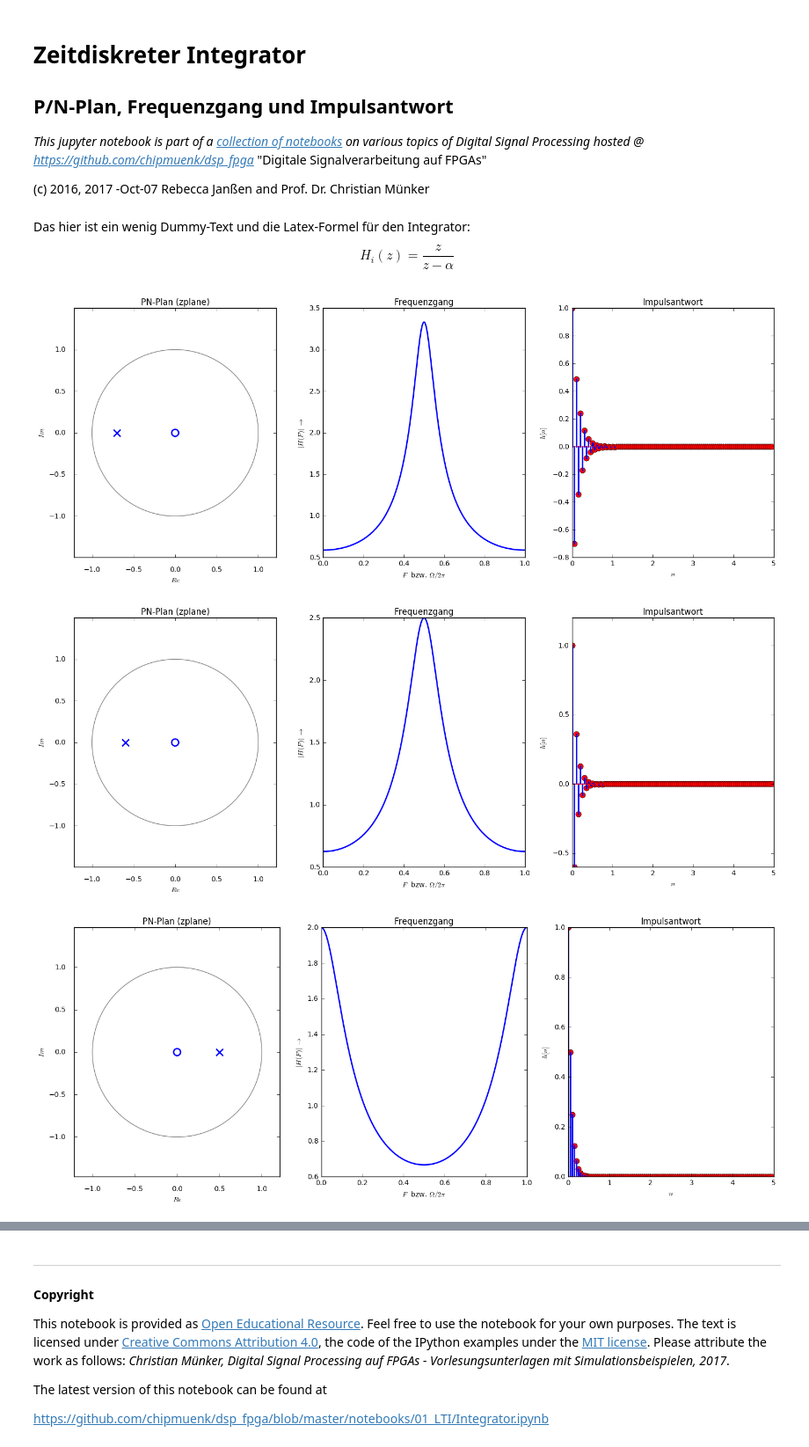
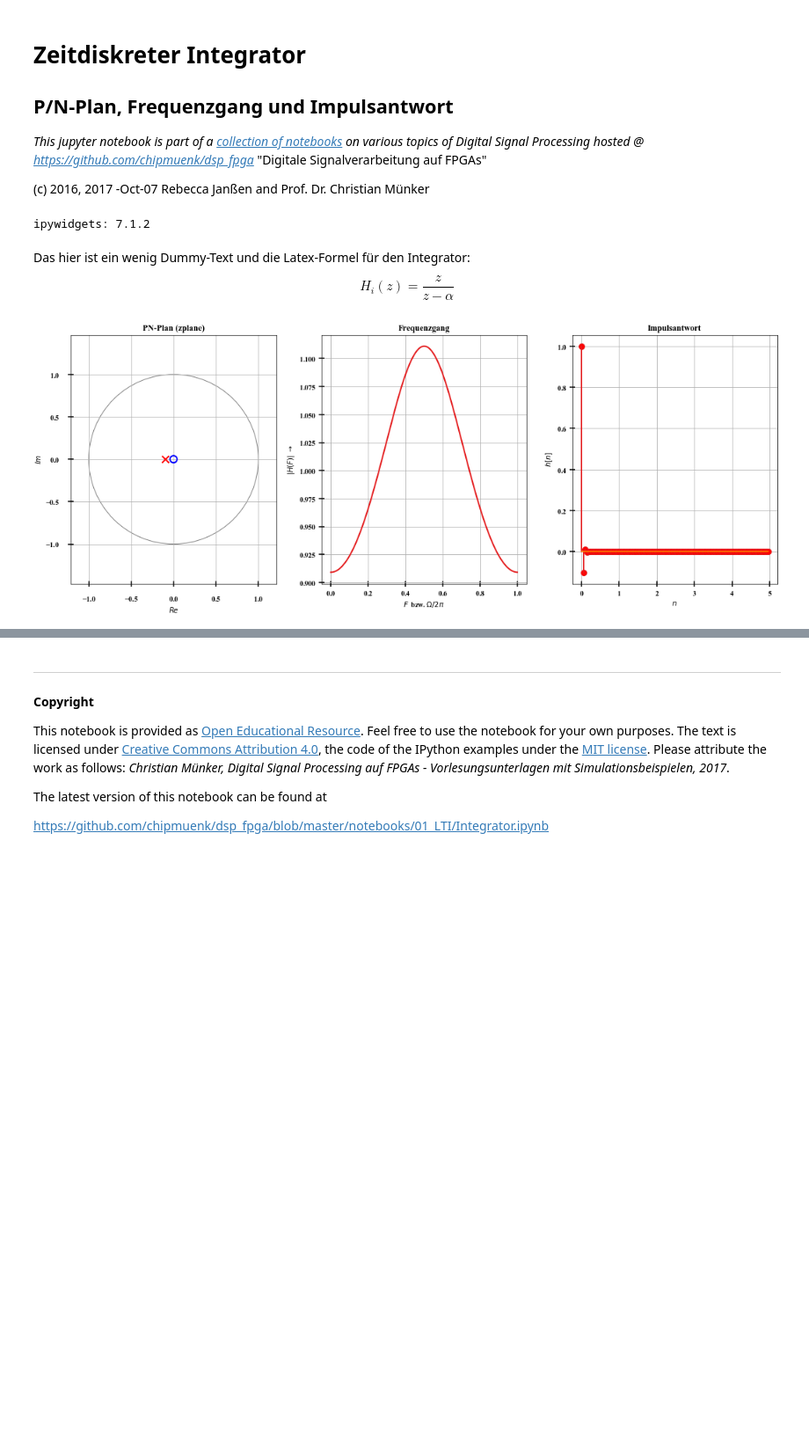
Before and after one commit to chipmuenk/dsp, a Jupyter notebook: notebooks/01_LTI/Integrator.ipynb, the cells around one changed output, grey strips where cells are left out. Shown at 88% size. Saved outputs shown, nothing was run; the diff lists cells and outputs as text; code cells hidden in the pictures; blank space fills up the shorter version.

```diff
--- a/notebooks/01_LTI/Integrator.ipynb
+++ b/notebooks/01_LTI/Integrator.ipynb
@@ -6,4 +6,31 @@
 *This jupyter notebook is part of a [collection of notebooks](../) on various topics of Digital Signal Processing hosted @ [https://github.com/chipmuenk/dsp_fpga](https://github.com/chipmuenk/dsp_fpga)* "Digitale Signalverarbeitung auf FPGAs"
 
 (c) 2016, 2017 -Oct-07 Rebecca Janßen and Prof. Dr. Christian Münker
+# %%
+# Zeige Plots nicht als neue Fenster:
+%matplotlib inline
+
+from __future__ import division, print_function
+
+import numpy as np
+from numpy import (pi, log10, exp, sqrt, sin, cos, tan, angle, arange,
+                   linspace, array, zeros, ones)
+import scipy.signal as sig
+
+import matplotlib.pyplot as plt
+from matplotlib.pyplot import (figure, plot, stem, grid, xlabel, ylabel, setp,
+    subplot, tight_layout, title, clf, xlim, ylim)
+
+from ipywidgets import (interact,FloatSlider,IntSlider,__version__)
+
+from IPython.display import Image
+
+import sys, os
+module_path = os.path.abspath(os.path.join('..'))
+if module_path not in sys.path:
+    sys.path.append(module_path)
+import dsp_fpga_lib as dsp
+print("ipywidgets:", __version__)
+# %% [output]
+ipywidgets: 7.1.2
 # %%
@@ -72,9 +73,8 @@ def filterIntegrator(alpha=0):
 Das hier ist ein wenig Dummy-Text und die Latex-Formel für den Integrator:
 $$H_i(z) = \frac{z}{z - \alpha} $$
 # %%
-#Slider erzeugen, der filterIntegrator bei jeder Änderung aufruft
-interact(filterIntegrator, alpha=FloatSlider(value=0.7,min=-2,max=2,step=0.1,continuous_update=True));
+#Slider erzeugen, der filterIntegrator bei jeder Änderung aufruft - funktioniert nicht mehr unter matplotlib 2.1
+#interact(filterIntegrator, alpha=FloatSlider(value=0.7,min=-2,max=2,step=0.1,continuous_update=False));
+filterIntegrator(alpha = 0.1)
 # %% [output]
-[figure, old version]
+[figure, new version]
-[figure, removed]
-[figure, removed]
```
Also changed, not shown: parts of 2 cells of this notebook.
